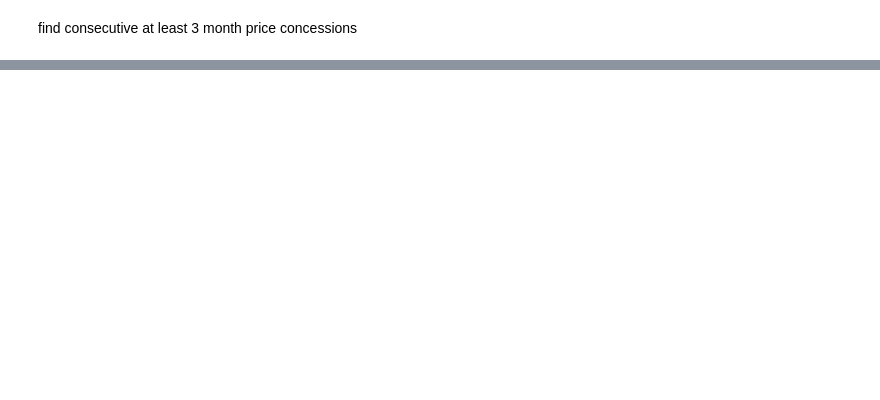
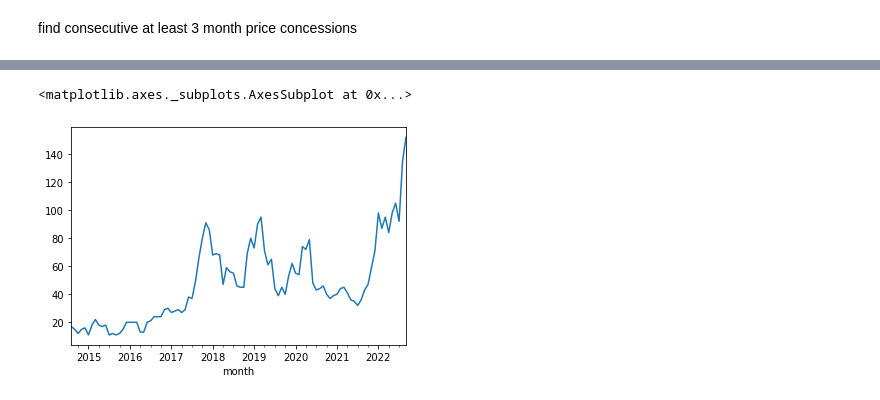
Before and after one commit to ebmdatalab/price-concessions-accuracy-notebook, a Jupyter notebook: notebooks/Untitled.ipynb, the cells around one changed output, grey strips where cells are left out. Cells and saved outputs as stored; diff of their text form; code cells hidden in the pictures; blank space fills up the shorter version.

```diff
--- a/notebooks/Untitled.ipynb
+++ b/notebooks/Untitled.ipynb
@@ -18,0 +108,7 @@ find consecutive at least 3 month price concessions
+# %%
+first_day_of_month = pd.to_datetime(datetime.today().date().replace(day=1))
+ncso_df = ncso_df.loc[(ncso_df['month'] < first_day_of_month)]
+ncso_df.groupby(['month'])['bnf_code'].count().plot()
+# %% [output]
+<matplotlib.axes._subplots.AxesSubplot at 0x...>
+[figure, added]
```
Also changed, not shown: parts of 25 cells of this notebook, 26 other files.
